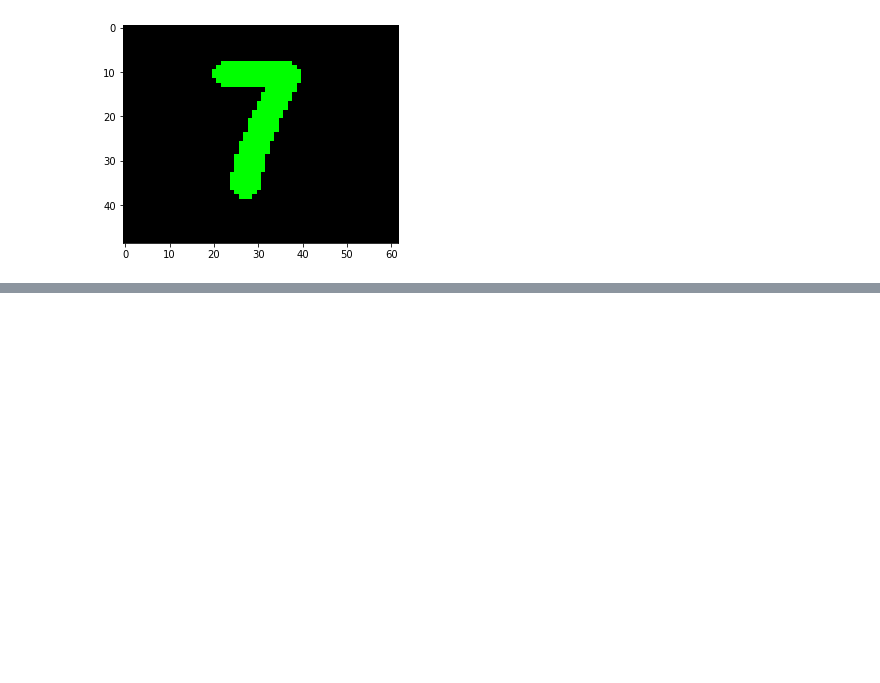
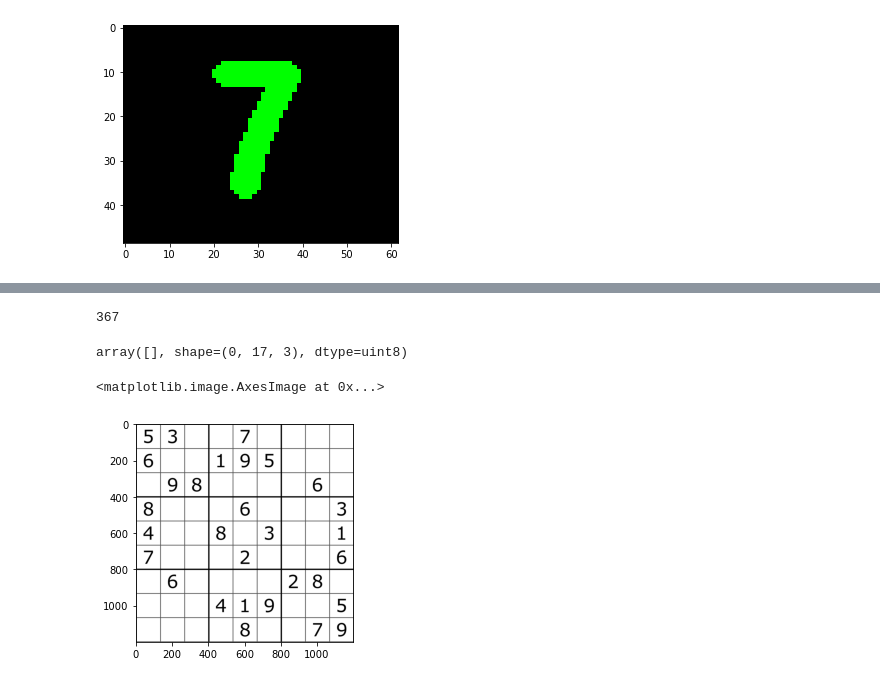
Before and after one commit to antoniogarciagiron/Sudoku-solver, a Jupyter notebook: Ajustar imágenes.ipynb, the cells around one changed output, grey strips where cells are left out. Saved outputs shown, nothing was run; the diff lists cells and outputs as text; code cells hidden in the pictures; blank space fills up the shorter version.

```diff
--- a/Ajustar imágenes.ipynb
+++ b/Ajustar imágenes.ipynb
@@ -283,0 +297,4 @@ cnt[4,0,1]
+# %%
+cnt[4,0,1]
+# %% [output]
+367
@@ -283,0 +322,39 @@ cnt[4,0,1]
+# %%
+recorte
+# %% [output]
+array([], shape=(0, 17, 3), dtype=uint8)
+# %%
+def sudoku_cut_frame (namefile):
+    sudoku = cv2.imread(namefile)
+    originalside1 = sudoku.shape[0]
+    originalside2 = sudoku.shape[1]
+    originalarea = originalside1*originalside1
+
+    imgray = cv2.cvtColor(sudoku, cv2.COLOR_BGR2GRAY)
+
+    ret, thresh = cv2.threshold(imgray, 127, 255, 0)
+    contours, hierarchy = cv2.findContours(thresh, cv2.RETR_TREE, cv2.CHAIN_APPROX_SIMPLE)
+    area_max = 0
+    cnt = contours[1]
+    for cont in contours[1:]:
+        area = cv2.contourArea(cont)
+        if area > area_max:
+            area_max = area
+            cnt = cont
+    if originalarea/area_max > 20:
+        return sudoku
+
+    frame = cv2.drawContours(sudoku, [cnt], 0, (0,255,0), 3)
+    h1 = cnt[0,0,1]
+    h2 = cnt[4,0,1]
+    w1 = cnt[1,0,0]
+    w2 = cnt[5,0,0]
+
+    cropped = sudoku[h1:h2, w1:w2]
+    return cropped
+# %%
+recorte = sudoku_cut_frame("sudokuwik.png")
+plt.imshow(recorte)
+# %% [output]
+<matplotlib.image.AxesImage at 0x...>
+[figure, added]
```
Also changed, not shown: parts of 25 cells of this notebook, 3 other files.
